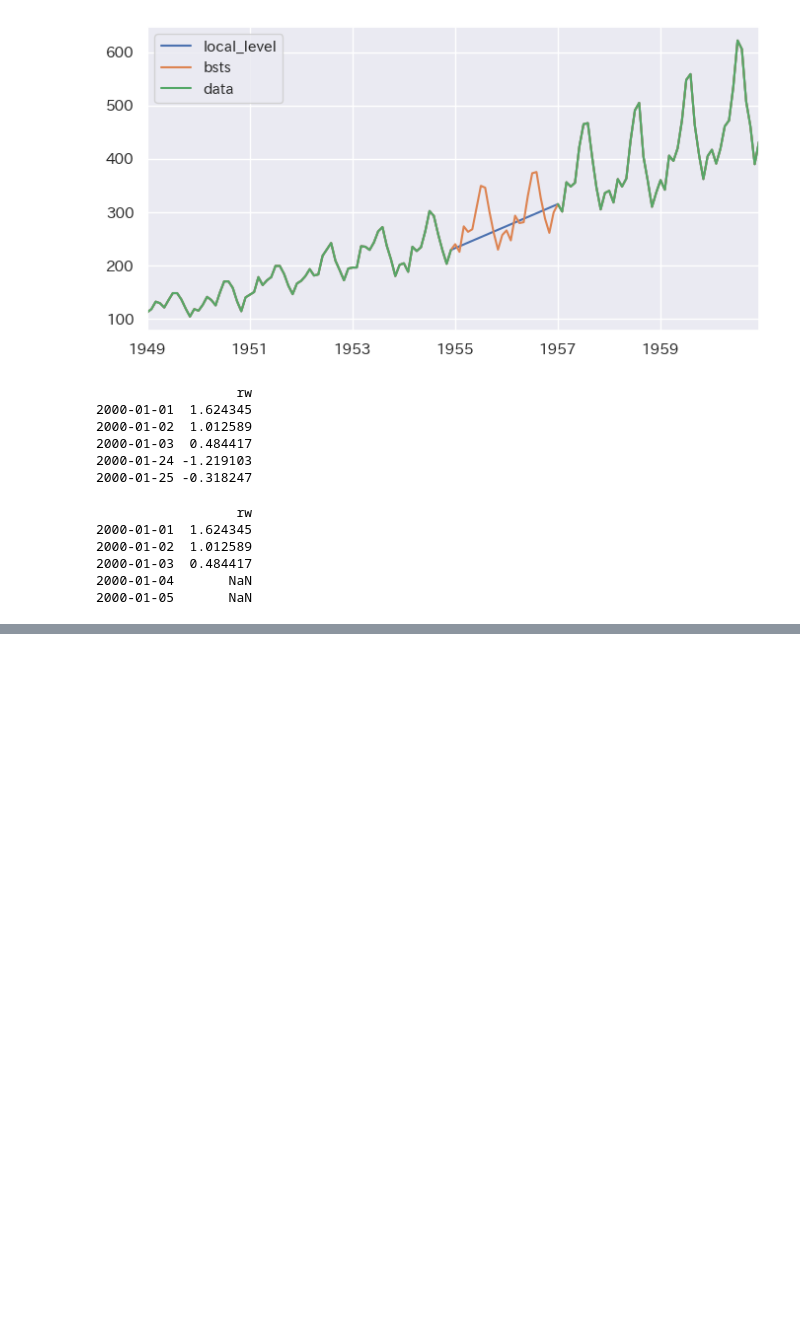
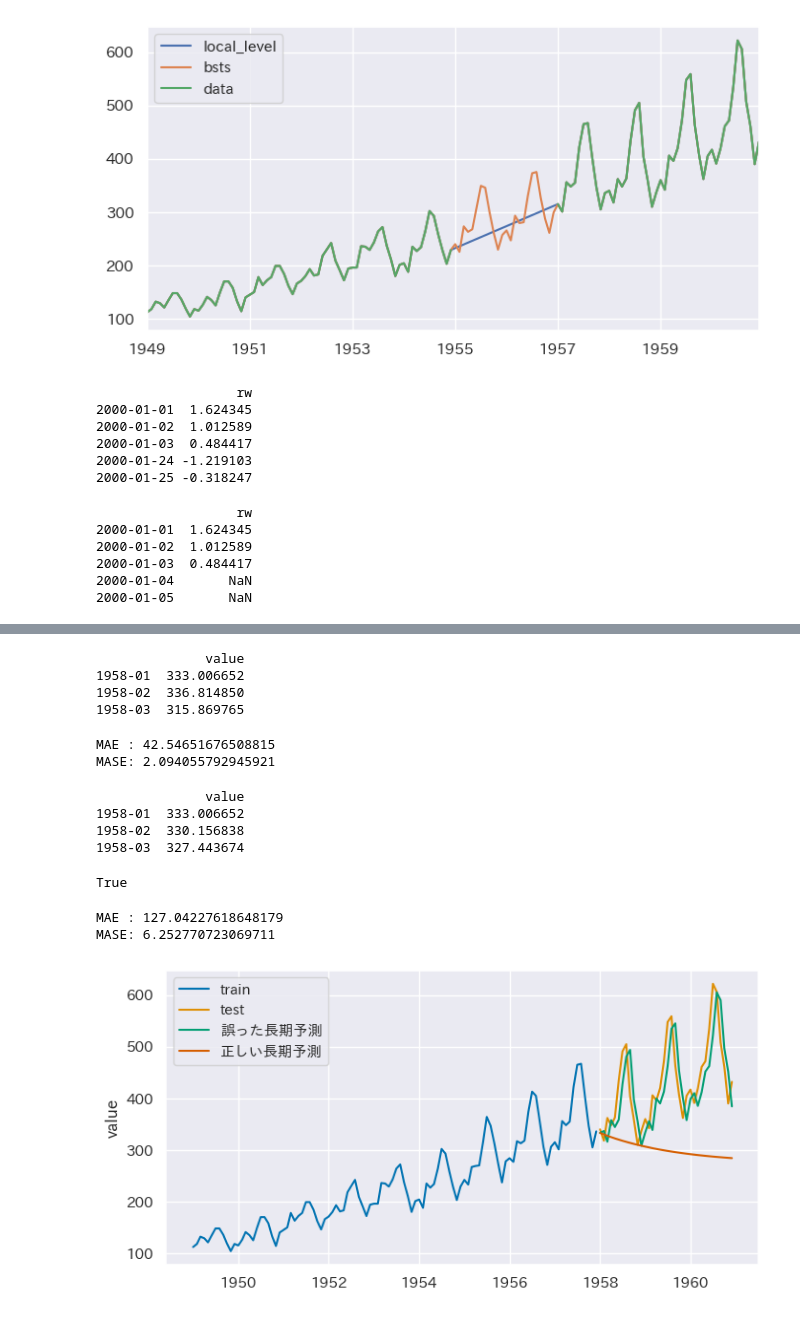
Before and after one commit to maton369/Python_Time_Series_Intro, a Jupyter notebook: 7-2-時系列分析の実践におけるTips.ipynb, the cells around one changed output, grey strips where cells are left out. Saved outputs shown, nothing was run; the diff lists cells and outputs as text; code cells hidden in the pictures; blank space fills up the shorter version.

```diff
--- a/7-2-時系列分析の実践におけるTips.ipynb
+++ b/7-2-時系列分析の実践におけるTips.ipynb
@@ -249,0 +322,68 @@ print(rw_lack_full.head())
+# %%
+# 2時点目以降の予測
+ar_pred = intercept + coef * air_passengers.shift(1).loc[test_air.index]
+
+# 予測結果
+print(ar_pred.head(3))
+# %% [output]
+              value
+1958-01  333.006652
+1958-02  336.814850
+1958-03  315.869765
+# %%
+# 予測精度
+mae = mean_absolute_error(test_air, ar_pred)
+mase = mean_absolute_scaled_error(test_air, ar_pred, y_train=train_air)
+
+print("MAE :", mae)
+print("MASE:", mase)
+# %% [output]
+MAE : 42.54651676508815
+MASE: 2.094055792945921
+# %%
+# 正しい長期予測の作り方
+# 予測値を格納する入れ物
+ar_pred_2 = pd.DataFrame({"value": np.zeros(len(test_air))}, index=test_air.index)
+
+# 1時点目の予測は、訓練データの最後の時点の実測値を使う
+ar_pred_2.loc["1958-01"] = intercept + coef * train_air.loc["1957-12"].iloc[0]
+
+# 2時点目以降の予測は、1時点前の予測値を使う
+for i in range(1, len(ar_pred_2)):
+    ar_pred_2.iloc[i] = intercept + coef * ar_pred_2.iloc[i - 1]
+
+# 予測結果
+print(ar_pred_2.head(3))
+# %% [output]
+              value
+1958-01  333.006652
+1958-02  330.156838
+1958-03  327.443674
+# %%
+# sktimeによる予測結果と一致する
+all(forecaster_ar.predict(fh=fh_air) == ar_pred_2)
+# %% [output]
+True
+# %%
+# 予測精度
+mae = mean_absolute_error(test_air, ar_pred_2)
+mase = mean_absolute_scaled_error(test_air, ar_pred_2, y_train=train_air)
+
+print("MAE :", mae)
+print("MASE:", mase)
+# %% [output]
+MAE : 127.04227618648179
+MASE: 6.252770723069711
+# %%
+# 予測結果の可視化
+fig, ax = plot_series(
+    train_air,
+    test_air,
+    ar_pred,
+    ar_pred_2,
+    labels=["train", "test", "誤った長期予測", "正しい長期予測"],
+    markers=np.tile("", 4),
+)
+fig.set_size_inches(8, 4)
+# %% [output]
+[figure, added]
```
Also changed, not shown: parts of 2 cells of this notebook.
